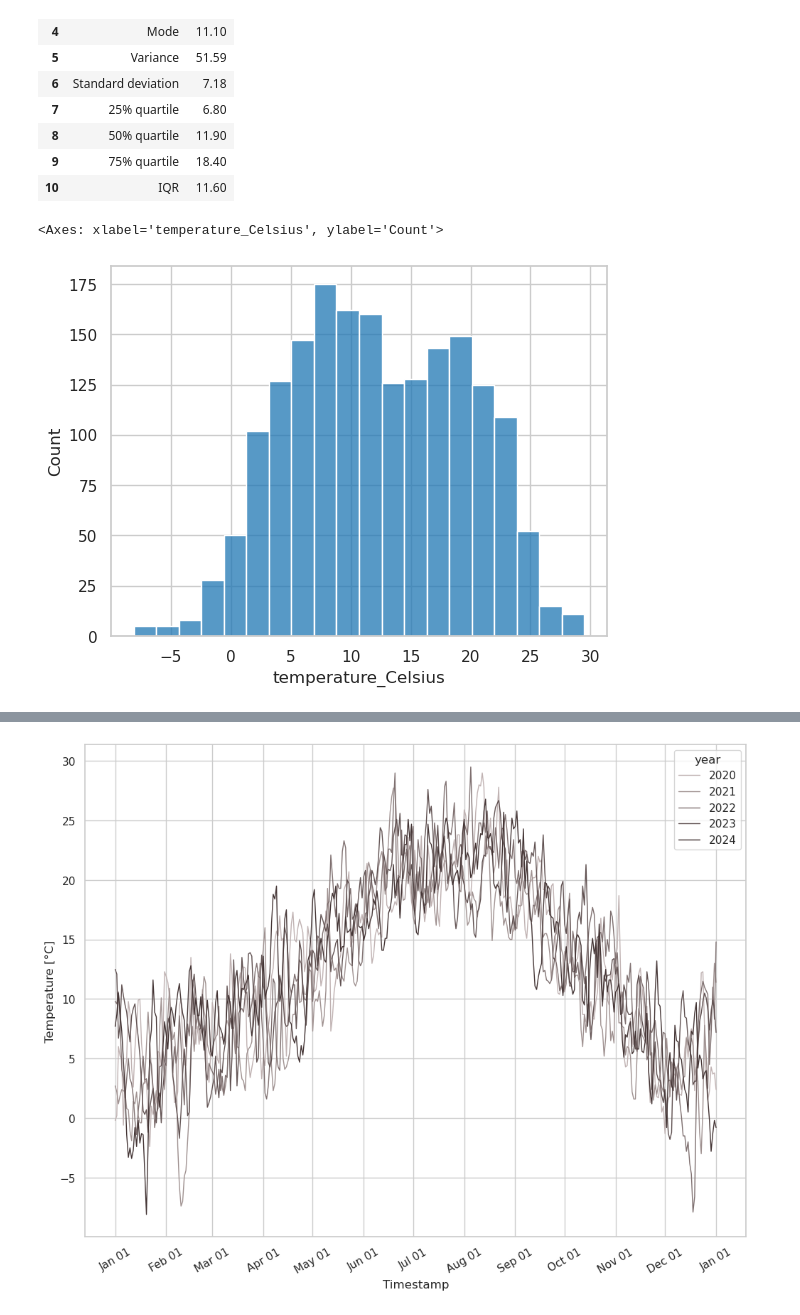
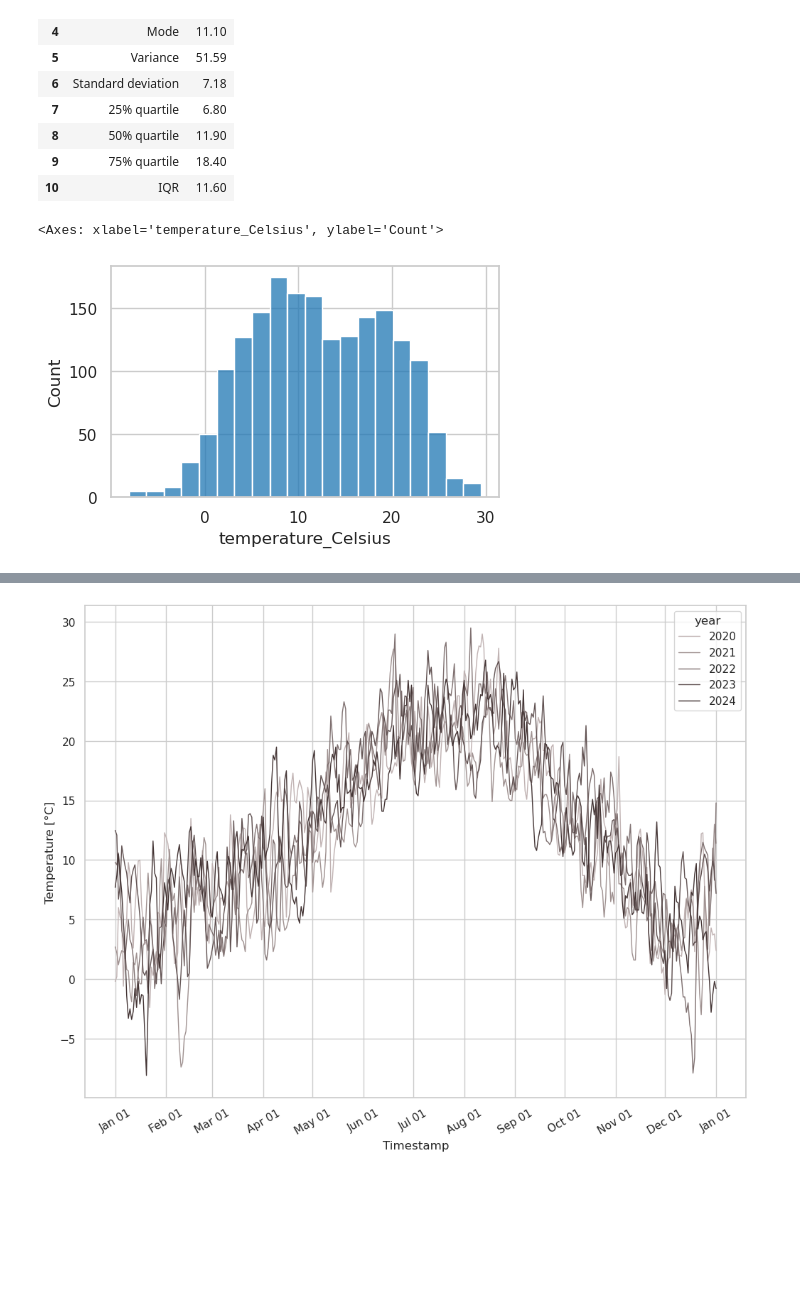
Before and after one commit to IUstudentAnna/explorative_data_analysis, a Jupyter notebook: explorative_data_analysis.ipynb, the cells around one changed output, grey strips where cells are left out. Drawn from its saved outputs; the diff is of its cells as text; code cells hidden in the pictures; blank space fills up the shorter version.

Commit message:
updated layout of plots,

```diff
--- a/explorative_data_analysis.ipynb
+++ b/explorative_data_analysis.ipynb
@@ -63,9 +75,10 @@ stats_df
 | 10 | IQR | 11.60 |
 # %%
 # default histogram
+plt.figure(figsize=(5,3))
 sns.histplot(df, x="temperature_Celsius")
 # %% [output]
 <Axes: xlabel='temperature_Celsius', ylabel='Count'>
-[figure, old version]
+[figure, new version]
 # %%
 # historgram with Estimated Probability Density Function and some metrics
```
Also changed, not shown: parts of 9 cells of this notebook.
